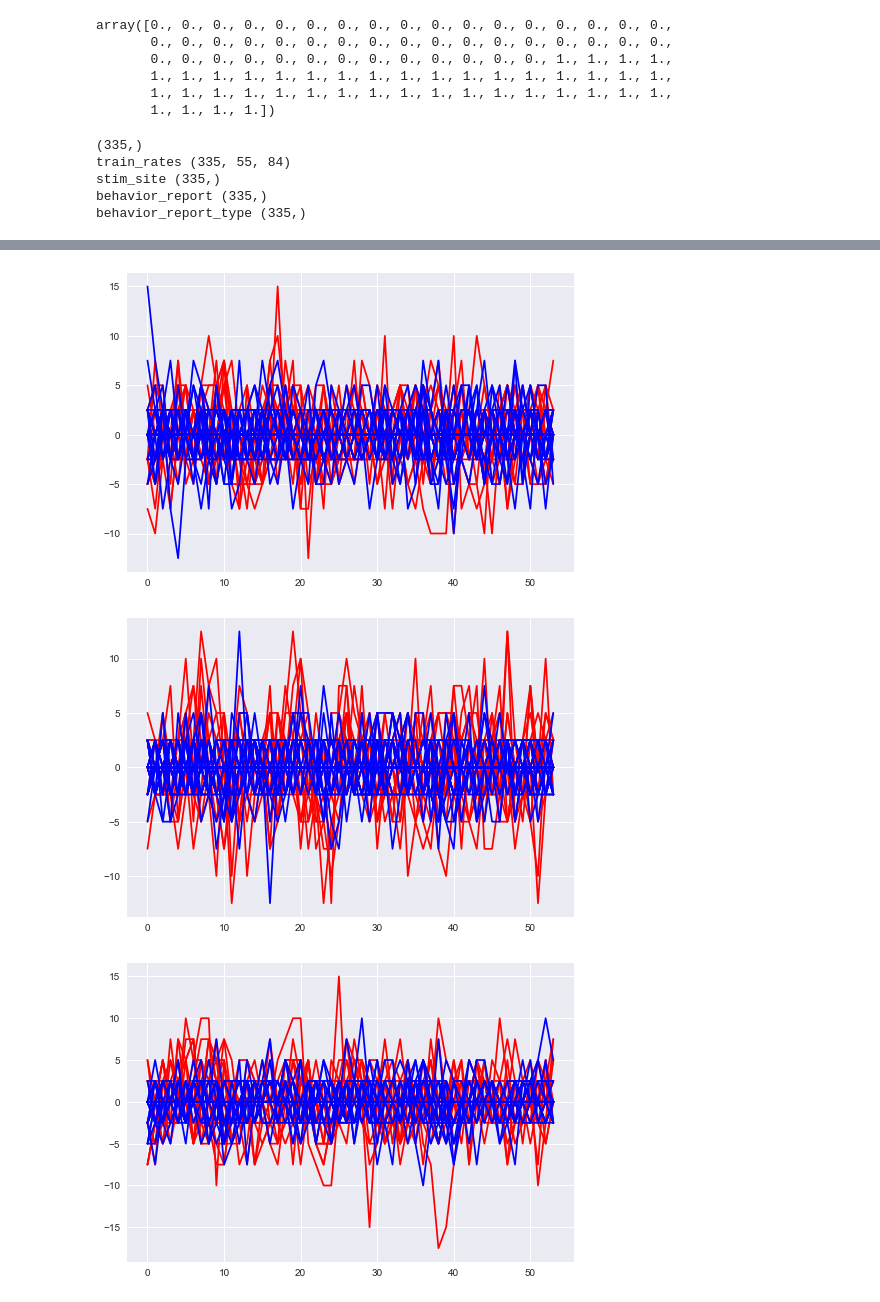
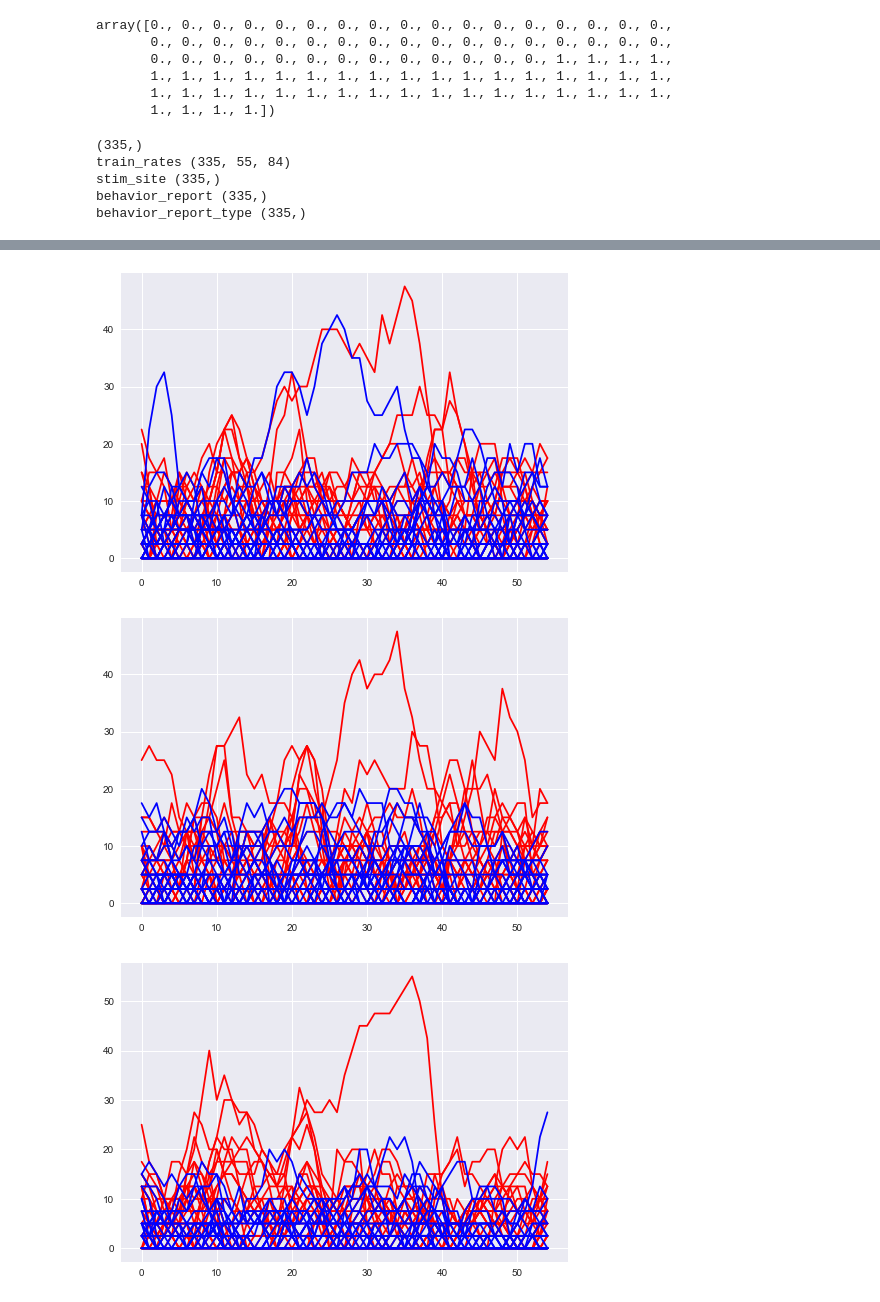
Before and after one commit to jlindsey15/224WProject, a Jupyter notebook: DataReading.ipynb, the cells around one changed output, grey strips where cells are left out. Drawn from its saved outputs; the diff is of its cells as text; code cells hidden in the pictures.

```diff
--- a/DataReading.ipynb
+++ b/DataReading.ipynb
@@ -210,11 +160,10 @@ But once youve gotten to the "train_rates" variable (see the example code file),
 # %%
 def filter_by(data, key, val):
     mask = np.isin(data[key], val)
-    print(mask.shape)
+#     print(mask.shape)
     for k, v in data.items():
         if k != 'neuron_locations' and k != 'name':
-
-            print(k, v.shape)
+#             print(k, v.shape)
             data[k] = v[mask]
     return data
 
@@ -223,12 +172,22 @@ def cos_diff(v1, v2):
         return 0
     return np.sum(v2 * v1) / np.sqrt(np.sum(v2 * v2)) / np.sqrt(np.sum(v1 * v1))
 
-def load_data(index, stim_site=None):
+def load_data(index, stim_site=None, enforce_task_success=True):
     data_block = copy.deepcopy(all_data[index])
     if stim_site is not None:
         data_block = filter_by(data_block, 'stim_site', [stim_site])
+    if enforce_task_success:
+        data_block = filter_by(data_block, 'behavior_report', [1])
     data = BeneDict(data_block)
     return data
 
 def differentiate(arr):
     return arr[:, 1:, :] - arr[:,:-1, :]
+# %%
+# Filter out trials with perturbation applied.
+# Filter out trials where the mice failed
+data = load_data(0, 0, True)
+for k, v in data.items():
+    if k == 'name':
+        continue
+    print(k, v.shape)
@@ -234,0 +213,21 @@ def differentiate(arr):
+# %%
+data.train_rates.shape
+# The mice did left/right
+left_mask = data.behavior_report_type == 'l'
+right_mask = data.behavior_report_type == 'r'
+# data.behavior_report
+# %%
+# Take the mean of left and right
+# for mask in [left_mask, right_mask]:
+mask = right_mask
+train_rates_selected = data.train_rates[mask]
+# train_rates_selected = differentiate(train_rates_selected)
+train_rates_selected_mean = np.mean(train_rates_selected, axis=0)
+train_rates_selected_std = np.std(train_rates_selected, axis=0)
+f = plt.figure()
+for i in range(len(train_rates_selected_mean)):
+    x = range(train_rates_selected_mean.shape[0])
+    y = train_rates_selected_mean[:, i]
+    yerr = train_rates_selected_std[:, i] / np.sqrt(np.sum(mask))
+    plt.errorbar(x, y, yerr=yerr)
+# TODO: title labels and for right
@@ -326,7 +368,7 @@ for index in range(10):
 #     print(train_rates[index].shape)
     for i, arr in enumerate(data.train_rates[index].transpose()):
     #     plt.plot(arr)
-        arr = arr[1:] - arr[:-1]
+#         arr = arr[1:] - arr[:-1]
         if data.neuron_locations[i] == 0:
             plt.plot(arr, '-r')
         else:
@@ -345,3 +387,3 @@ behavior_report_type (335,)
-[figure, old version]
+[figure, new version]
-[figure, old version]
+[figure, new version]
-[figure, old version]
+[figure, new version]
```
Also changed, not shown: parts of 13 cells of this notebook, 5 other files.
